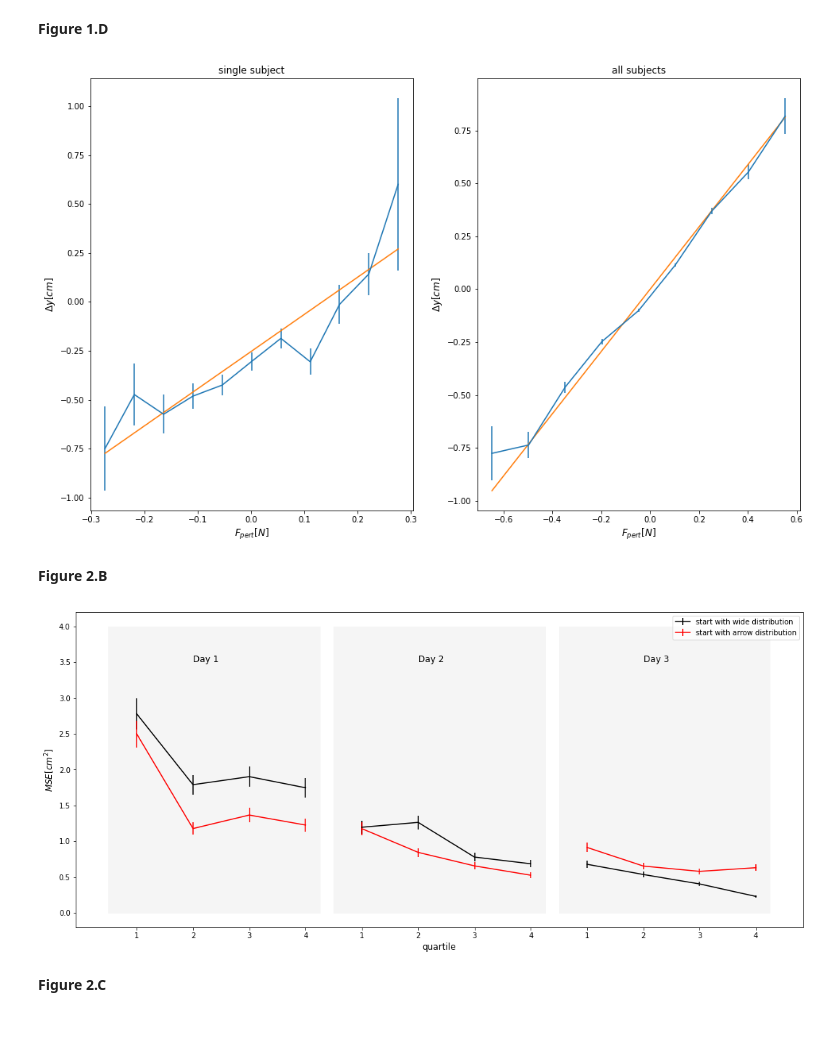
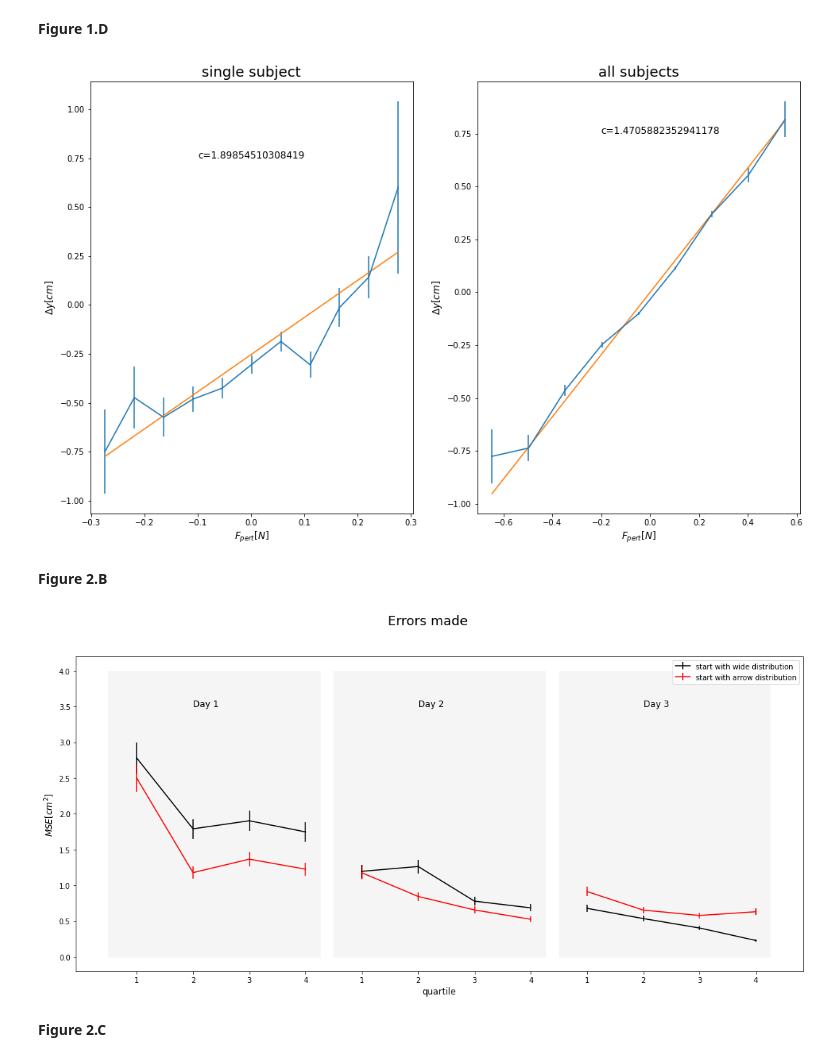
Before and after one commit to gdeside/LGBIO2060_Projects, a Jupyter notebook: Project_1/LGBIO2060_Projet_1_Group_.ipynb, the cells around one changed output. Saved outputs shown, nothing was run; the diff lists cells and outputs as text; code cells hidden in the pictures; blank space fills up the shorter version.

```diff
--- a/Project_1/LGBIO2060_Projet_1_Group_.ipynb
+++ b/Project_1/LGBIO2060_Projet_1_Group_.ipynb
@@ -145,17 +141,19 @@ plt.errorbar(x_F_pert_sujet,sujet_mean_delta_y,yerr = sujet_std_delta_y)
 plt.plot(x_F_pert_sujet,p(x_F_pert_sujet) )
 plt.xlabel("$F_{pert}[N]$",size="12")
 plt.ylabel("$\Delta y[cm]$",size="12")
-plt.title("single subject")
+plt.title("single subject",size="18")
+plt.text(-0.1,0.75,f"c={sujet_param[0]}",size="12")
 
 plt.subplot(122)
 plt.errorbar(x_F_pert_all_sujet,all_sujet_mean_delta_y,yerr = all_sujet_std_delta_y)
 plt.plot(x_F_pert_all_sujet,c_inverse * x_F_pert_all_sujet)
 plt.xlabel("$F_{pert}[N]$",size="12")
 plt.ylabel("$\Delta y[cm]$",size="12")
-plt.title("all subjects")
+plt.title("all subjects",size="18")
+plt.text(-0.2,0.75,f"c={c_inverse}",size="12")
 plt.show()
 # %% [output]
-[figure, old version]
+[figure, new version]
 # %% [markdown]
 **Figure 2.B**
 # %%
@@ -211,33 +209,35 @@ for i in range(4):
 # %%
 x_plot_1 = np.arange(1,9,1)
 x_plot_2 = np.arange(9,13,1)
 
-plt.figure(figsize = (18,8))
+fig =plt.figure(figsize = (18,8))
+
+fig.suptitle("Errors made",size="18")
 
 plt.errorbar(np.arange(1,5,1),wide_mean_quartile_day_one,yerr = wide_std_quartile_day_one,color='black',label="start with wide distribution")
 plt.errorbar(np.arange(1,5,1),arrow_mean_quartile_day_one,yerr = arrow_std_quartile_day_one,color='red',label="start with arrow distribution")
 
 plt.errorbar(np.arange(5,9,1),wide_mean_quartile_day_two,yerr = wide_std_quartile_day_two,color='black')
 plt.errorbar(np.arange(5,9,1),arrow_mean_quartile_day_two,yerr = arrow_std_quartile_day_two,color='red')
 
 plt.errorbar(np.arange(9,13,1),wide_mean_quartile_day_three,yerr = wide_std_quartile_day_three,color='red')
 plt.errorbar(np.arange(9,13,1),arrow_mean_quartile_day_three,yerr = arrow_std_quartile_day_three,color='black')
 
 
 plt.fill_between(np.arange(0.5,4.5,0.25),np.ones(16)*4, color='whitesmoke')
 plt.text(2, 3.5, 'Day 1',size="12")
 plt.fill_between(np.arange(4.5,8.5,0.25),np.ones(16)*4, color='whitesmoke')
 plt.text(6, 3.5, 'Day 2',size="12")
 plt.fill_between(np.arange(8.5,12.5,0.25),np.ones(16)*4, color='whitesmoke')
 plt.text(10, 3.5, 'Day 3',size="12")
 
 plt.xlabel("quartile",size="12")
 plt.ylabel("$MSE[cm^{2}]$",size="12")
 plt.legend()
 plt.xticks(np.arange(1,13,1),[1,2,3,4,1,2,3,4,1,2,3,4])
 plt.show()
 # %% [output]
-[figure, old version]
+[figure, new version]
 # %% [markdown]
 **Figure 2.C**
 # %%
```
Also changed, not shown: parts of 10 cells of this notebook.
